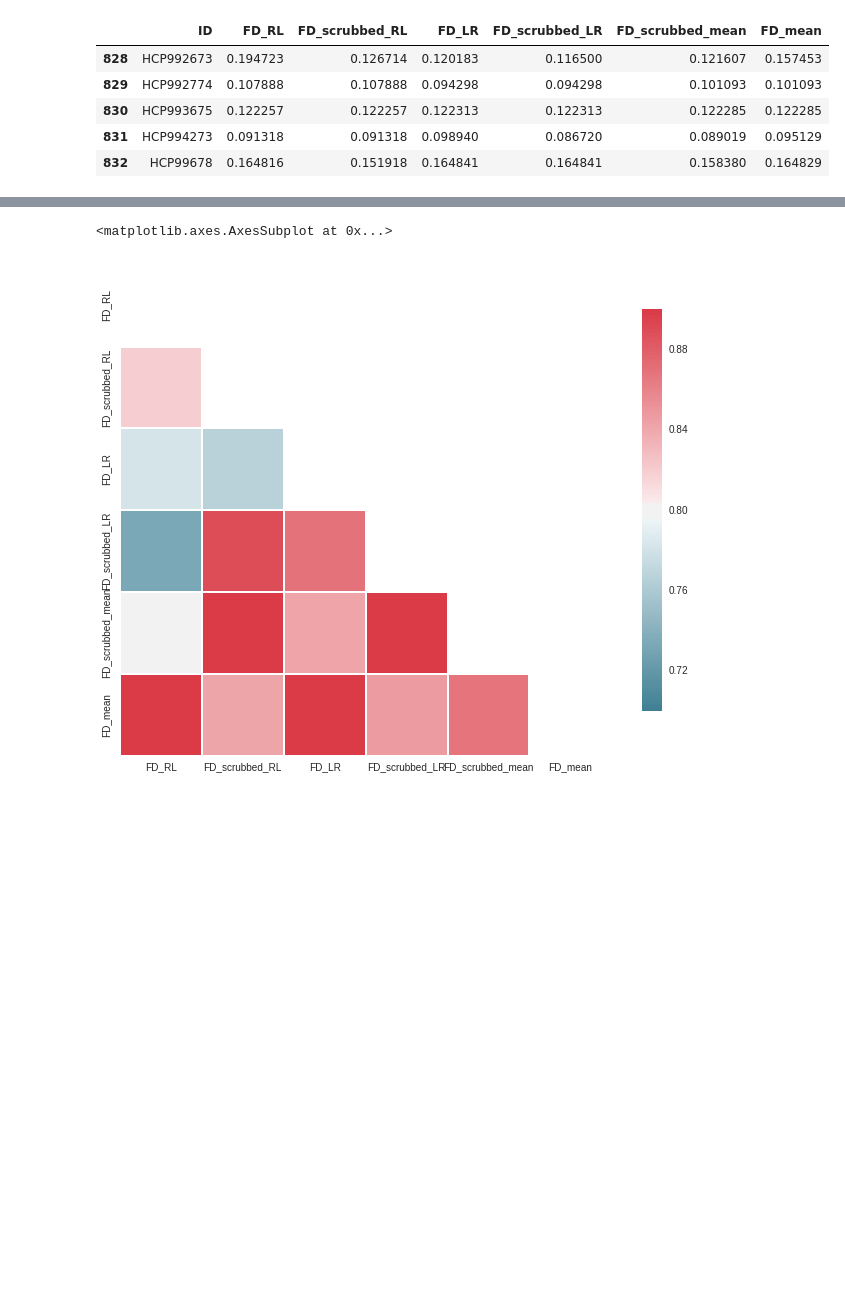
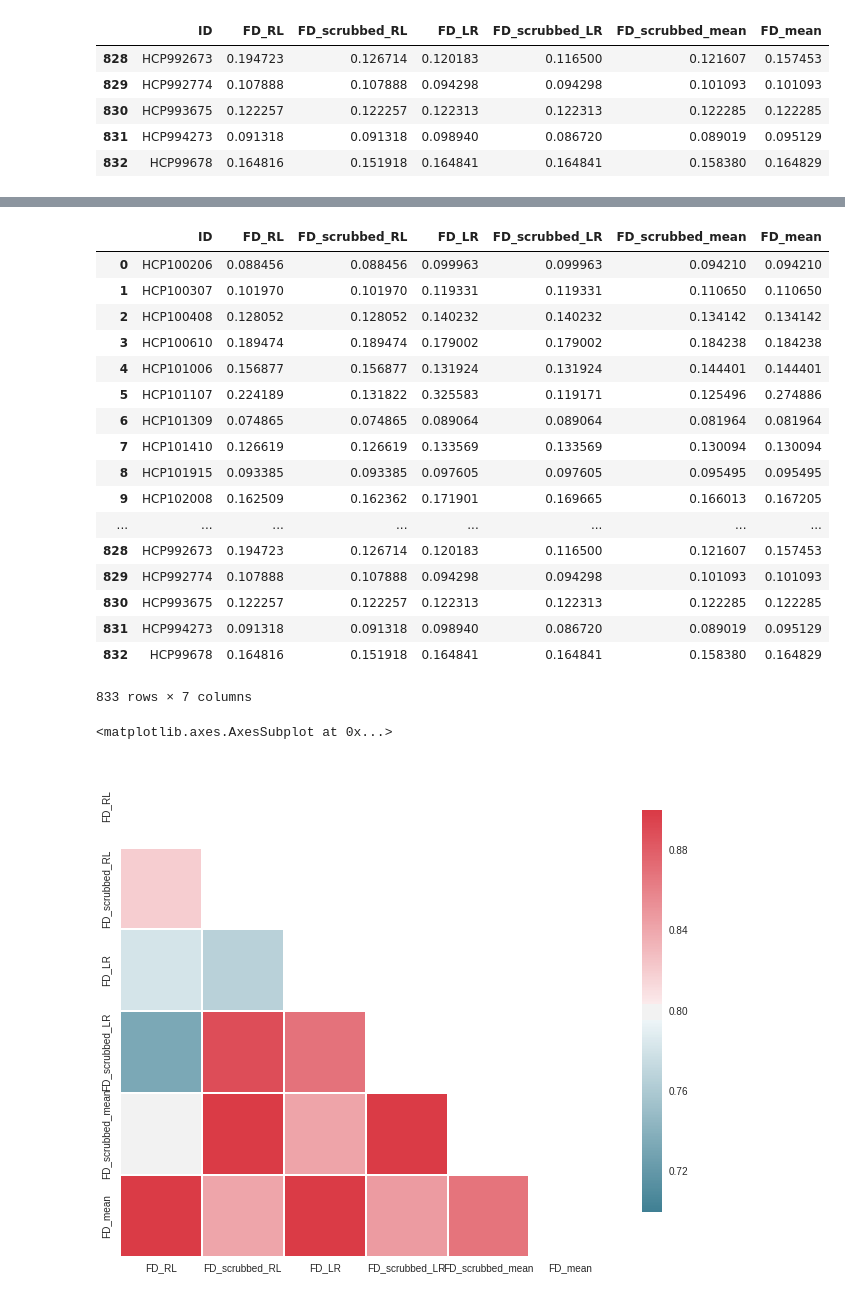
Before and after one commit to SIMEXP/hcp, a Jupyter notebook: scrub_cleaning_language.ipynb, the cells around one changed output, grey strips where cells are left out. Saved outputs shown, nothing was run; the diff lists cells and outputs as text; code cells hidden in the pictures; blank space fills up the shorter version.

```diff
--- a/scrub_cleaning_language.ipynb
+++ b/scrub_cleaning_language.ipynb
@@ -16,7 +16,7 @@ from IPython.display import display
 %matplotlib inline
 # %%
 # Set path
-path_root = "/media/yassinebha/database27/Drive/HCP/"
+path_root = "~/Drive/HCP/"
 path_scrub = os.path.join(path_root,"subtypes_scores/26-10-2016/pheno/qc_scrubbing_group.csv")
 # Read scrubbing file
 scrub_raw = pd.read_csv(path_scrub)
@@ -131,3 +149,25 @@ merged_scrub_RL_LR_subset.tail()
+# %%
+#replace empty cell by nan
+merged_scrub_RL_LR_subset.replace('',np.nan)
+# %% [output]
+|  | ID | FD_RL | FD_scrubbed_RL | FD_LR | FD_scrubbed_LR | FD_scrubbed_mean | FD_mean |
+| 0 | HCP100206 | 0.088456 | 0.088456 | 0.099963 | 0.099963 | 0.094210 | 0.094210 |
+| 1 | HCP100307 | 0.101970 | 0.101970 | 0.119331 | 0.119331 | 0.110650 | 0.110650 |
+| 2 | HCP100408 | 0.128052 | 0.128052 | 0.140232 | 0.140232 | 0.134142 | 0.134142 |
+| 3 | HCP100610 | 0.189474 | 0.189474 | 0.179002 | 0.179002 | 0.184238 | 0.184238 |
+| 4 | HCP101006 | 0.156877 | 0.156877 | 0.131924 | 0.131924 | 0.144401 | 0.144401 |
+| 5 | HCP101107 | 0.224189 | 0.131822 | 0.325583 | 0.119171 | 0.125496 | 0.274886 |
+| 6 | HCP101309 | 0.074865 | 0.074865 | 0.089064 | 0.089064 | 0.081964 | 0.081964 |
+| 7 | HCP101410 | 0.126619 | 0.126619 | 0.133569 | 0.133569 | 0.130094 | 0.130094 |
+| 8 | HCP101915 | 0.093385 | 0.093385 | 0.097605 | 0.097605 | 0.095495 | 0.095495 |
+| 9 | HCP102008 | 0.162509 | 0.162362 | 0.171901 | 0.169665 | 0.166013 | 0.167205 |
+| ... | ... | ... | ... | ... | ... | ... | ... |
+| 828 | HCP992673 | 0.194723 | 0.126714 | 0.120183 | 0.116500 | 0.121607 | 0.157453 |
+| 829 | HCP992774 | 0.107888 | 0.107888 | 0.094298 | 0.094298 | 0.101093 | 0.101093 |
+| 830 | HCP993675 | 0.122257 | 0.122257 | 0.122313 | 0.122313 | 0.122285 | 0.122285 |
+| 831 | HCP994273 | 0.091318 | 0.091318 | 0.098940 | 0.086720 | 0.089019 | 0.095129 |
+| 832 | HCP99678 | 0.164816 | 0.151918 | 0.164841 | 0.164841 | 0.158380 | 0.164829 |
+833 rows × 7 columns
 # %%
 # look if variables are correlated
 corr= merged_scrub_RL_LR_subset.corr()
```
Also changed, not shown: parts of 3 cells of this notebook, 1 other file.
